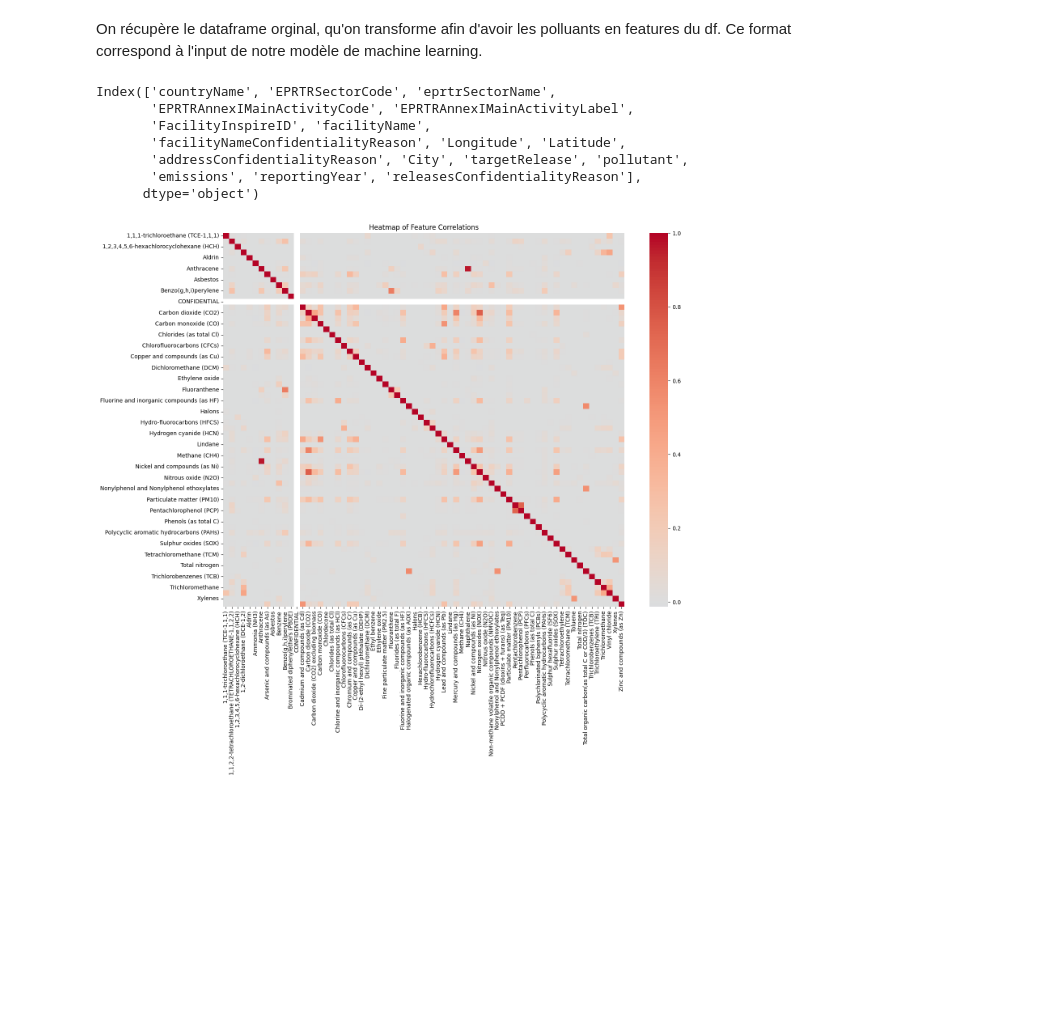
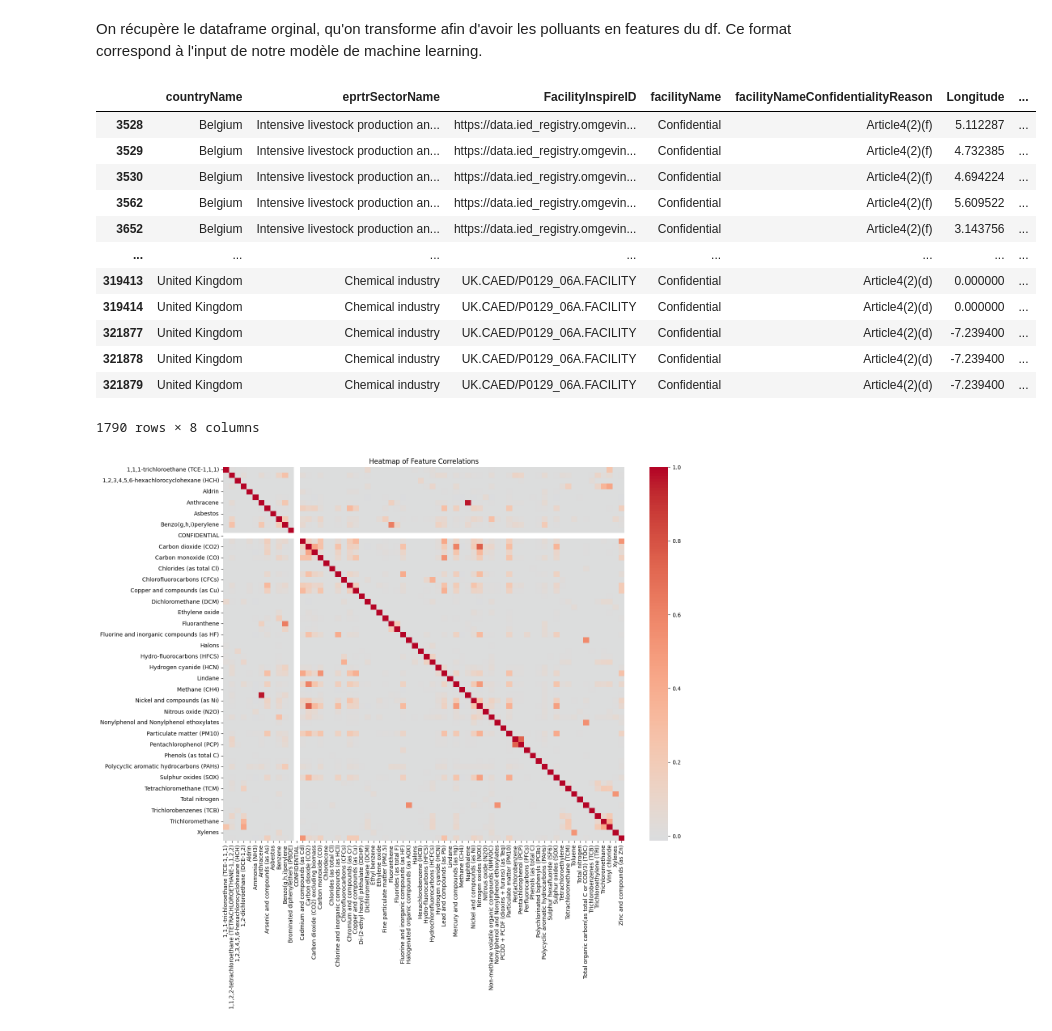
Before and after one commit to FanZy0127/environmental_impact, a Jupyter notebook: modules/Air/clustering.ipynb, the cells around one changed output. Saved outputs shown, nothing was run; the diff lists cells and outputs as text; code cells hidden in the pictures; blank space fills up the shorter version.

```diff
--- a/modules/Air/clustering.ipynb
+++ b/modules/Air/clustering.ipynb
@@ -15,16 +15,22 @@ DATASETS_BASE = settings.MODULES_TO_DATASETS_PATH
 On récupère le dataframe orginal, qu'on transforme afin d'avoir les polluants en features du df. Ce format correspond à l'input de notre modèle de machine learning.
 # %%
 df1_4 = pd.read_csv(DATASETS_BASE + settings.DATA_EU_AIR_F1_4, low_memory=False)
-# %%
-df1_4.columns
-# %% [output]
-Index(['countryName', 'EPRTRSectorCode', 'eprtrSectorName',
-       'EPRTRAnnexIMainActivityCode', 'EPRTRAnnexIMainActivityLabel',
-       'FacilityInspireID', 'facilityName',
-       'facilityNameConfidentialityReason', 'Longitude', 'Latitude',
-       'addressConfidentialityReason', 'City', 'targetRelease', 'pollutant',
-       'emissions', 'reportingYear', 'releasesConfidentialityReason'],
-      dtype='object')
+# %%
+df1_4[df1_4.facilityName == "Confidential"].loc[:, ["countryName", "eprtrSectorName", "FacilityInspireID", "facilityName", "facilityNameConfidentialityReason", "Longitude", "Latitude", "City"]]
+# %% [output]
+|  | countryName | eprtrSectorName | FacilityInspireID | facilityName | facilityNameConfidentialityReason | Longitude | ... |
+| 3528 | Belgium | Intensive livestock production an... | https://data.ied_registry.omgevin... | Confidential | Article4(2)(f) | 5.112287 | ... |
+| 3529 | Belgium | Intensive livestock production an... | https://data.ied_registry.omgevin... | Confidential | Article4(2)(f) | 4.732385 | ... |
+| 3530 | Belgium | Intensive livestock production an... | https://data.ied_registry.omgevin... | Confidential | Article4(2)(f) | 4.694224 | ... |
+| 3562 | Belgium | Intensive livestock production an... | https://data.ied_registry.omgevin... | Confidential | Article4(2)(f) | 5.609522 | ... |
+| 3652 | Belgium | Intensive livestock production an... | https://data.ied_registry.omgevin... | Confidential | Article4(2)(f) | 3.143756 | ... |
+| ... | ... | ... | ... | ... | ... | ... | ... |
+| 319413 | United Kingdom | Chemical industry | UK.CAED/P0129_06A.FACILITY | Confidential | Article4(2)(d) | 0.000000 | ... |
+| 319414 | United Kingdom | Chemical industry | UK.CAED/P0129_06A.FACILITY | Confidential | Article4(2)(d) | 0.000000 | ... |
+| 321877 | United Kingdom | Chemical industry | UK.CAED/P0129_06A.FACILITY | Confidential | Article4(2)(d) | -7.239400 | ... |
+| 321878 | United Kingdom | Chemical industry | UK.CAED/P0129_06A.FACILITY | Confidential | Article4(2)(d) | -7.239400 | ... |
+| 321879 | United Kingdom | Chemical industry | UK.CAED/P0129_06A.FACILITY | Confidential | Article4(2)(d) | -7.239400 | ... |
+1790 rows × 8 columns
 # %%
 def pollutant_features(d_frame: pd.DataFrame) -> pd.DataFrame:
     df_pivoted = d_frame\
```
Also changed, not shown: 2 other files.
